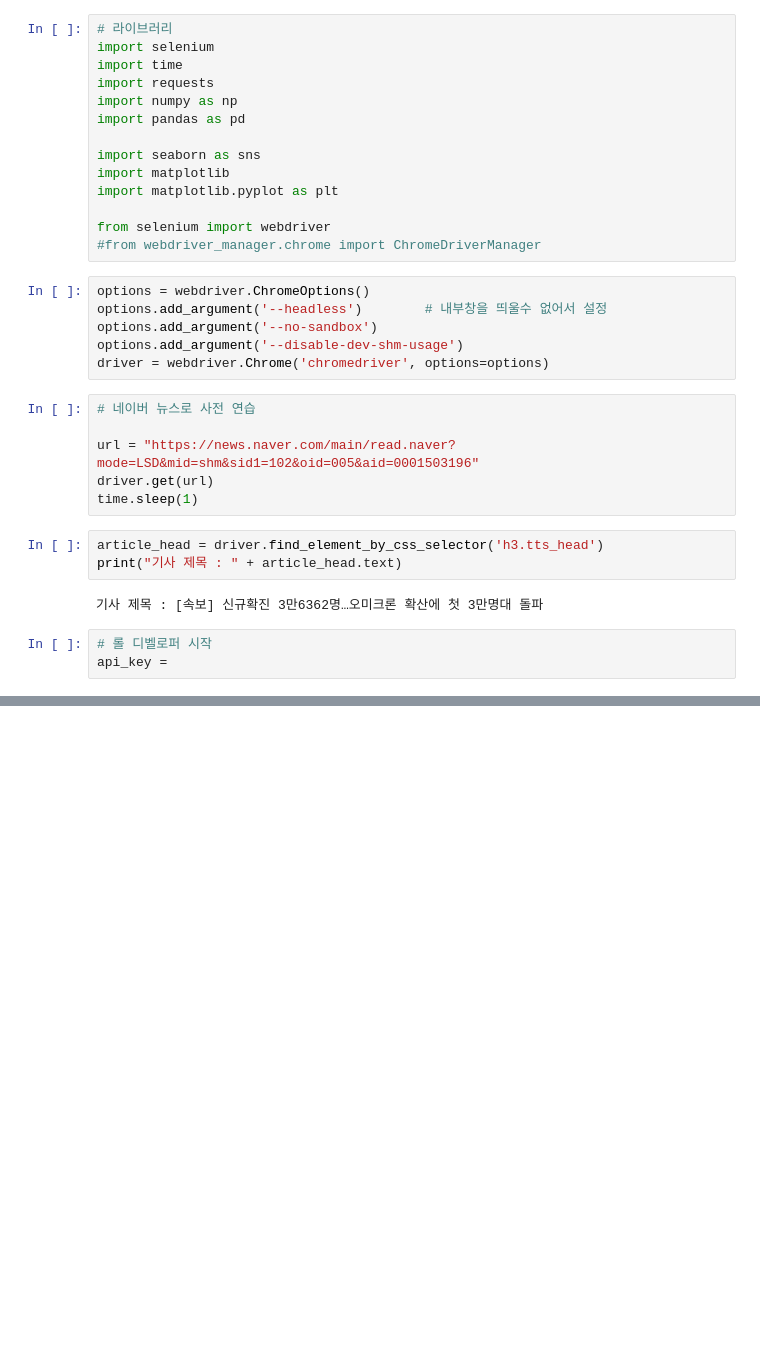
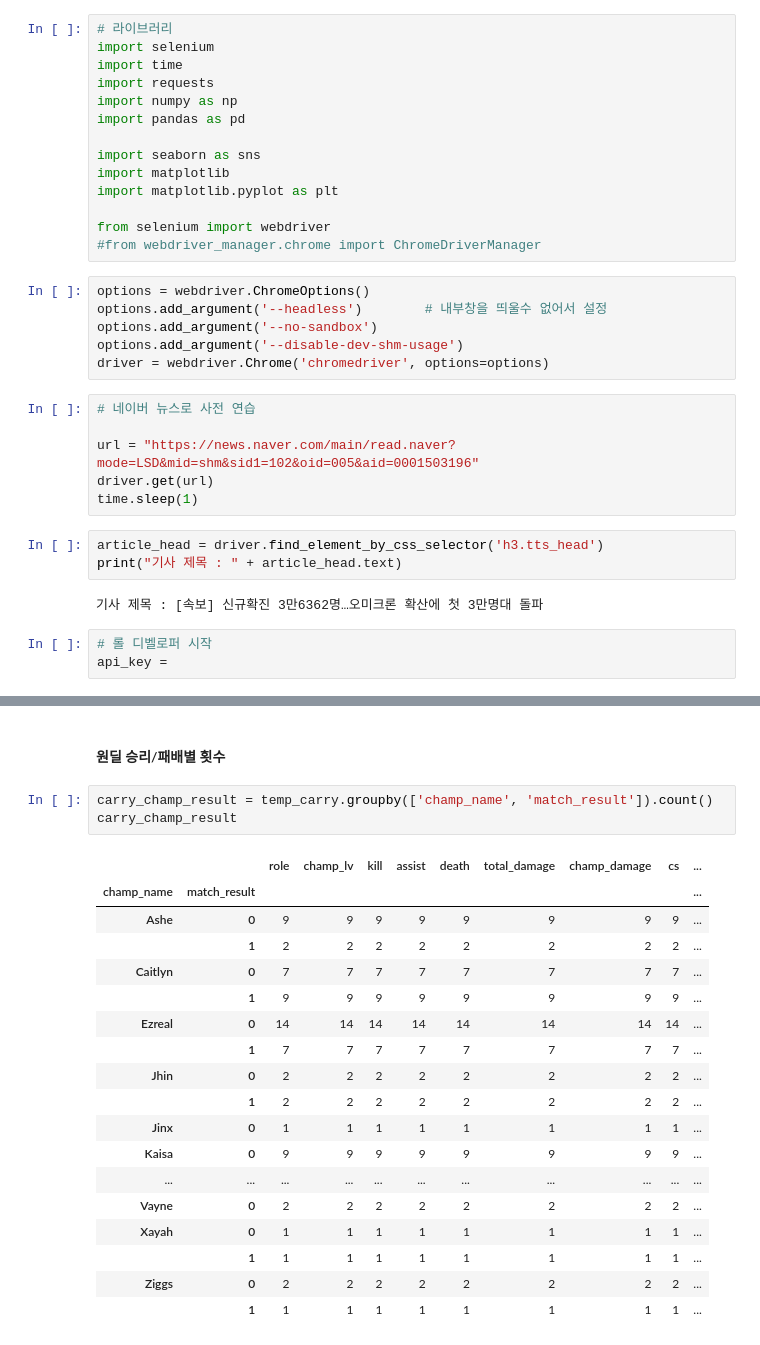
Before and after one commit to ehdwn0730/LOL_analysis_project, a Jupyter notebook: LOL_restart.ipynb, the cells around one changed output, grey strips where cells are left out. Saved outputs shown, nothing was run; the diff lists cells and outputs as text; blank space fills up the shorter version.

```diff
--- a/LOL_restart.ipynb
+++ b/LOL_restart.ipynb
@@ -380,0 +425,24 @@ record
+# %% [markdown]
+#### 원딜 승리/패배별 횟수
+# %%
+carry_champ_result = temp_carry.groupby(['champ_name', 'match_result']).count()
+carry_champ_result
+# %% [output]
+|  |  | role | champ_lv | kill | assist | death | total_damage | champ_damage | cs | ... |
+| champ_name | match_result |  |  |  |  |  |  |  |  | ... |
+| Ashe | 0 | 9 | 9 | 9 | 9 | 9 | 9 | 9 | 9 | ... |
+|  | 1 | 2 | 2 | 2 | 2 | 2 | 2 | 2 | 2 | ... |
+| Caitlyn | 0 | 7 | 7 | 7 | 7 | 7 | 7 | 7 | 7 | ... |
+|  | 1 | 9 | 9 | 9 | 9 | 9 | 9 | 9 | 9 | ... |
+| Ezreal | 0 | 14 | 14 | 14 | 14 | 14 | 14 | 14 | 14 | ... |
+|  | 1 | 7 | 7 | 7 | 7 | 7 | 7 | 7 | 7 | ... |
+| Jhin | 0 | 2 | 2 | 2 | 2 | 2 | 2 | 2 | 2 | ... |
+|  | 1 | 2 | 2 | 2 | 2 | 2 | 2 | 2 | 2 | ... |
+| Jinx | 0 | 1 | 1 | 1 | 1 | 1 | 1 | 1 | 1 | ... |
+| Kaisa | 0 | 9 | 9 | 9 | 9 | 9 | 9 | 9 | 9 | ... |
+| ... | ... | ... | ... | ... | ... | ... | ... | ... | ... | ... |
+| Vayne | 0 | 2 | 2 | 2 | 2 | 2 | 2 | 2 | 2 | ... |
+| Xayah | 0 | 1 | 1 | 1 | 1 | 1 | 1 | 1 | 1 | ... |
+|  | 1 | 1 | 1 | 1 | 1 | 1 | 1 | 1 | 1 | ... |
+| Ziggs | 0 | 2 | 2 | 2 | 2 | 2 | 2 | 2 | 2 | ... |
+|  | 1 | 1 | 1 | 1 | 1 | 1 | 1 | 1 | 1 | ... |
```
Also changed, not shown: parts of 31 cells of this notebook.
